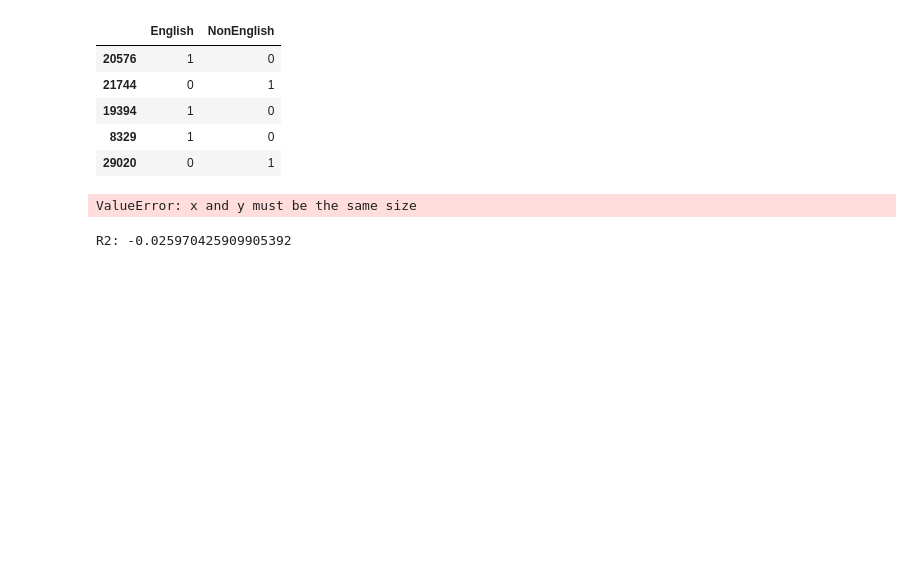
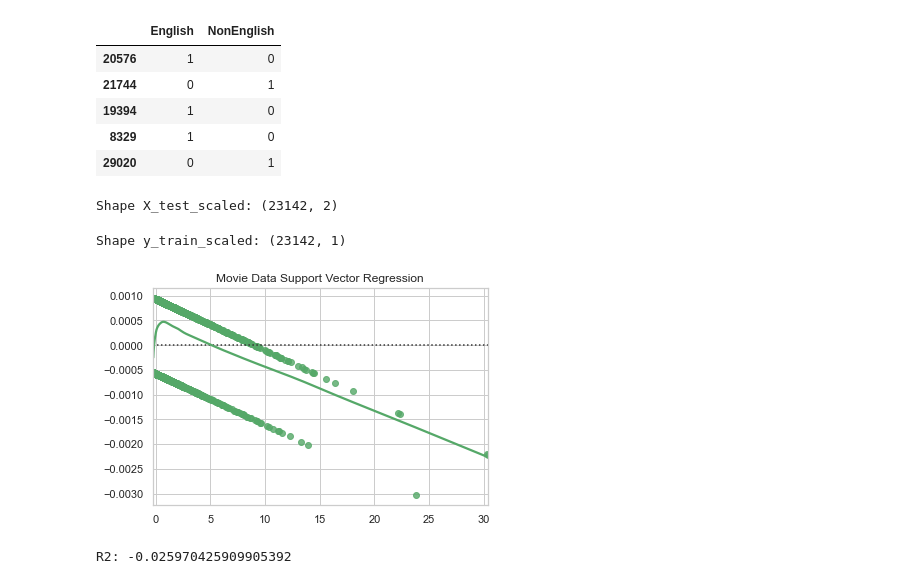
Before and after one commit to eliot1335/Final-Project, a Jupyter notebook: Models_Cora_SVM.ipynb, the cells around one changed output. Cells and saved outputs as stored; diff of their text form; code cells hidden in the pictures; blank space fills up the shorter version.

```diff
--- a/Models_Cora_SVM.ipynb
+++ b/Models_Cora_SVM.ipynb
@@ -114,20 +114,32 @@ X_train_scaled = X_scaler.transform(X_train)
 X_test_scaled = X_scaler.transform(X_test)
 y_train_scaled = y_scaler.transform(y_train)
 y_test_scaled = y_scaler.transform(y_test)
+# %%
+print(f"Shape X_test_scaled: {np.shape(X_train_scaled)}")
+# %% [output]
+Shape X_test_scaled: (23142, 2)
+# %%
+print(f"Shape y_train_scaled: {np.shape(y_train_scaled)}")
+# %% [output]
+Shape y_train_scaled: (23142, 1)
 # %%
 #Create a Support Vector Regressor Model
 from sklearn.svm import SVR
 model = SVR(kernel='linear')
 model.fit(X_train_scaled, y_train_scaled)
-plt.scatter(model.predict(X_train_scaled), model.predict(X_train_scaled) - y_train_scaled, c="blue", label="Training Data")
-plt.scatter(model.predict(X_test_scaled), model.predict(X_test_scaled) - y_test_scaled, c="orange", label="Testing Data")
-plt.legend()
-plt.hlines(y=0, xmin=y_test_scaled.min(), xmax=y_test_scaled.max())
+
+import seaborn as sns
+sns.set_theme(style="whitegrid")
+
+predictions = model.predict(X_train_scaled)
+x = y_train_scaled
+y = predictions
+
+sns.residplot(x=x, y=y, lowess=True, color="g")
 plt.title("Movie Data Support Vector Regression")
 plt.savefig("Images/svr_cora.png")
-plt.show()
 # %% [output]
-ValueError: x and y must be the same size
+[figure, added]
 # %%
 #Calculate R2
 from sklearn.metrics import mean_squared_error
```
Also changed, not shown: parts of 1 cell of this notebook, 2 other files.
